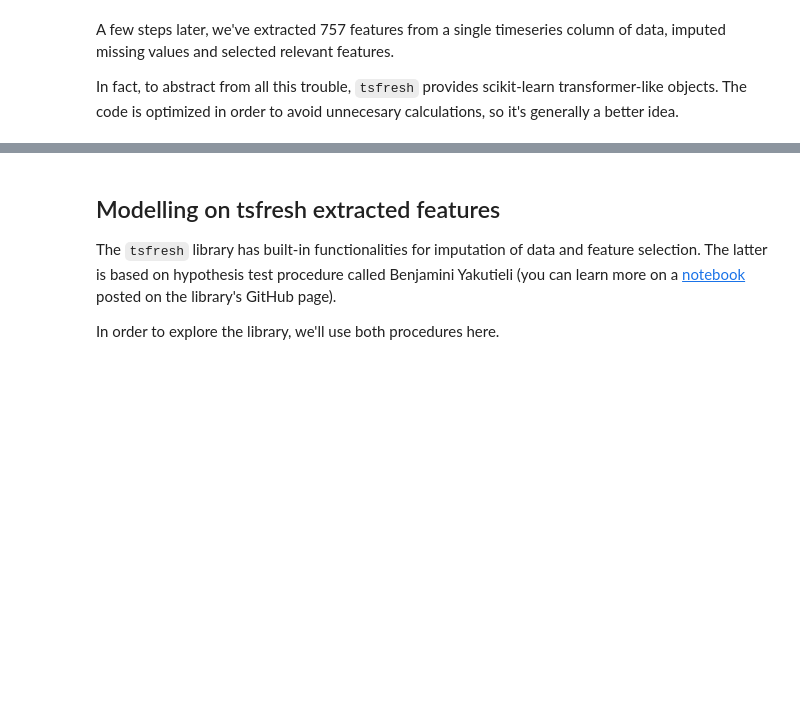
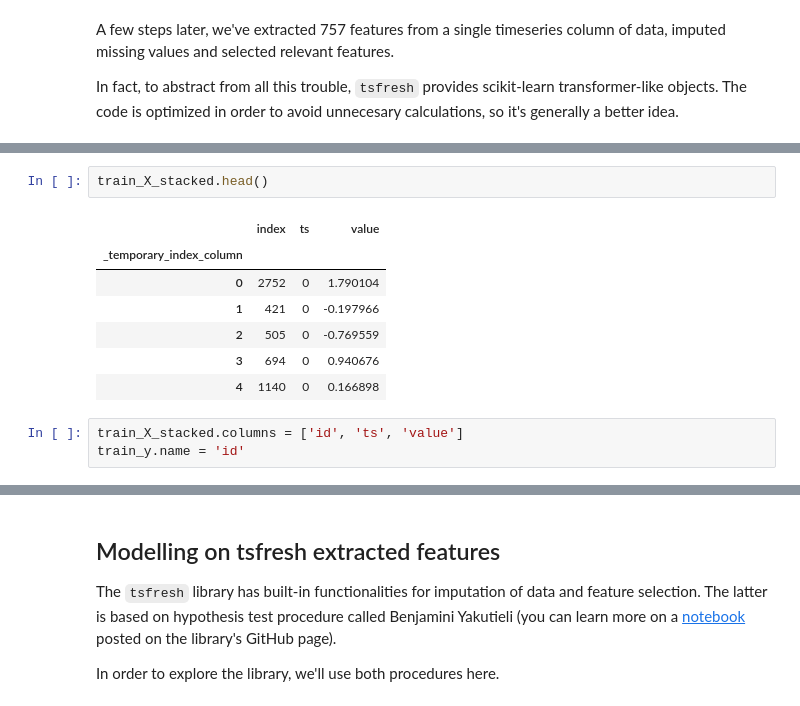
Before and after one commit to seoruosa/ml-study-group, a Jupyter notebook: notebooks/2020-08-29-aac-forda-ts-classification-approaches.ipynb, the cells around one changed output, grey strips where cells are left out. Cells and saved outputs as stored; diff of their text form; blank space fills up the shorter version.

```diff
--- a/notebooks/2020-08-29-aac-forda-ts-classification-approaches.ipynb
+++ b/notebooks/2020-08-29-aac-forda-ts-classification-approaches.ipynb
@@ -335,2 +432,15 @@ RangeIndex(start=0, stop=1320, step=1)
+# %%
+train_X_stacked.head()
+# %% [output]
+|  | index | ts | value |
+| _temporary_index_column |  |  |  |
+| 0 | 2752 | 0 | 1.790104 |
+| 1 | 421 | 0 | -0.197966 |
+| 2 | 505 | 0 | -0.769559 |
+| 3 | 694 | 0 | 0.940676 |
+| 4 | 1140 | 0 | 0.166898 |
+# %%
+train_X_stacked.columns = ['id', 'ts', 'value']
+train_y.name = 'id'
 # %%
 train_X_stacked
```
Also changed, not shown: parts of 57 cells of this notebook.
